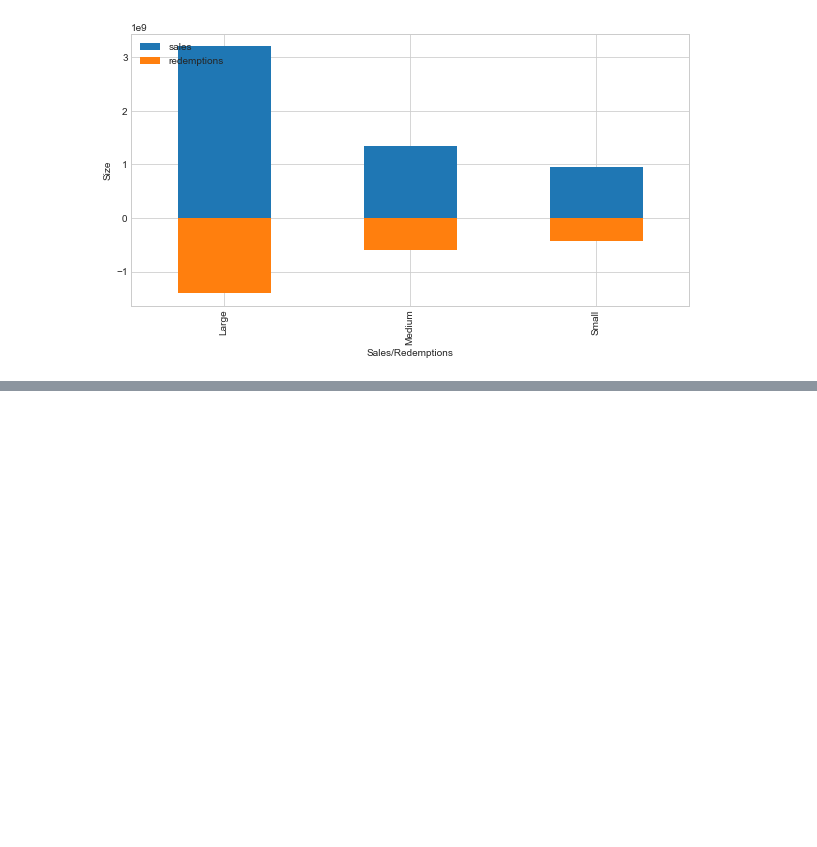
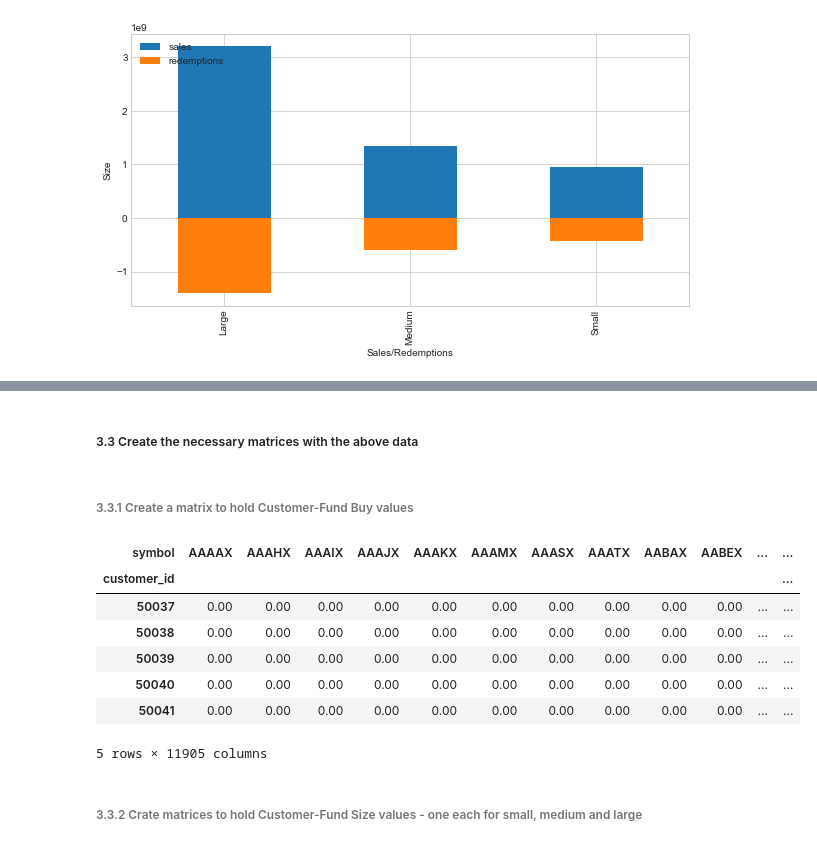
Before and after one commit to bthodla/udsnd_capstone, a Jupyter notebook: invest_sure.ipynb, the cells around one changed output, grey strips where cells are left out. Drawn from its saved outputs; the diff is of its cells as text; code cells hidden in the pictures; blank space fills up the shorter version.

```diff
--- a/invest_sure.ipynb
+++ b/invest_sure.ipynb
@@ -298,0 +363,7 @@ plt.ylabel('State');
+# %%
+# Extracting features for Transactions
+# Use the net sales value (Sales - Redemptions) grouped by fund to set a new column titled 'fund_recommended' to 1 if net sales > 250,000; 0 otherwise
+df_txn_tmp = (df_txn.groupby('symbol').sum()['sales'] + df_txn.groupby('symbol').sum()['redemptions']).to_frame().reset_index()
+df_txn_tmp.columns = ['symbol', 'net_sales']
+df_txn['fund_recommended'] = (df_txn_tmp['net_sales'] > 250000).astype(int)
+df_txn.head(10)
@@ -298,0 +382,3 @@ plt.ylabel('State');
+# %%
+# Create a Customer-Mutual Fund interaction dataset from df_txn
+df_cust_fund_interactions = df_txn[['customer_id', 'symbol', 'fund_recommended']].drop_duplicates()
@@ -298,0 +394,21 @@ plt.ylabel('State');
+# %% [markdown]
+##### 3.3 Create the necessary matrices with the above data
+# %% [markdown]
+###### 3.3.1 Create a matrix to hold Customer-Fund Buy values
+# %%
+df_cust_fund_buy_matrix = pd.merge(df_cust_fund_interactions, df_mutual_fund, on='symbol')[['customer_id', 'symbol', 'buy']].drop_duplicates()
+# %%
+df_cust_fund_buy_matrix = df_cust_fund_buy_matrix.pivot(index='customer_id', columns='symbol', values='buy').fillna(value=0)
+# %%
+df_cust_fund_buy_matrix.head()
+# %% [output]
+| symbol | AAAAX | AAAHX | AAAIX | AAAJX | AAAKX | AAAMX | AAASX | AAATX | AABAX | AABEX | ... | ... |
+| customer_id |  |  |  |  |  |  |  |  |  |  |  | ... |
+| 50037 | 0.00 | 0.00 | 0.00 | 0.00 | 0.00 | 0.00 | 0.00 | 0.00 | 0.00 | 0.00 | ... | ... |
+| 50038 | 0.00 | 0.00 | 0.00 | 0.00 | 0.00 | 0.00 | 0.00 | 0.00 | 0.00 | 0.00 | ... | ... |
+| 50039 | 0.00 | 0.00 | 0.00 | 0.00 | 0.00 | 0.00 | 0.00 | 0.00 | 0.00 | 0.00 | ... | ... |
+| 50040 | 0.00 | 0.00 | 0.00 | 0.00 | 0.00 | 0.00 | 0.00 | 0.00 | 0.00 | 0.00 | ... | ... |
+| 50041 | 0.00 | 0.00 | 0.00 | 0.00 | 0.00 | 0.00 | 0.00 | 0.00 | 0.00 | 0.00 | ... | ... |
+5 rows × 11905 columns
+# %% [markdown]
+###### 3.3.2 Crate matrices to hold Customer-Fund Size values - one each for small, medium and large
```
Also changed, not shown: parts of 41 cells of this notebook, 2 other files.
